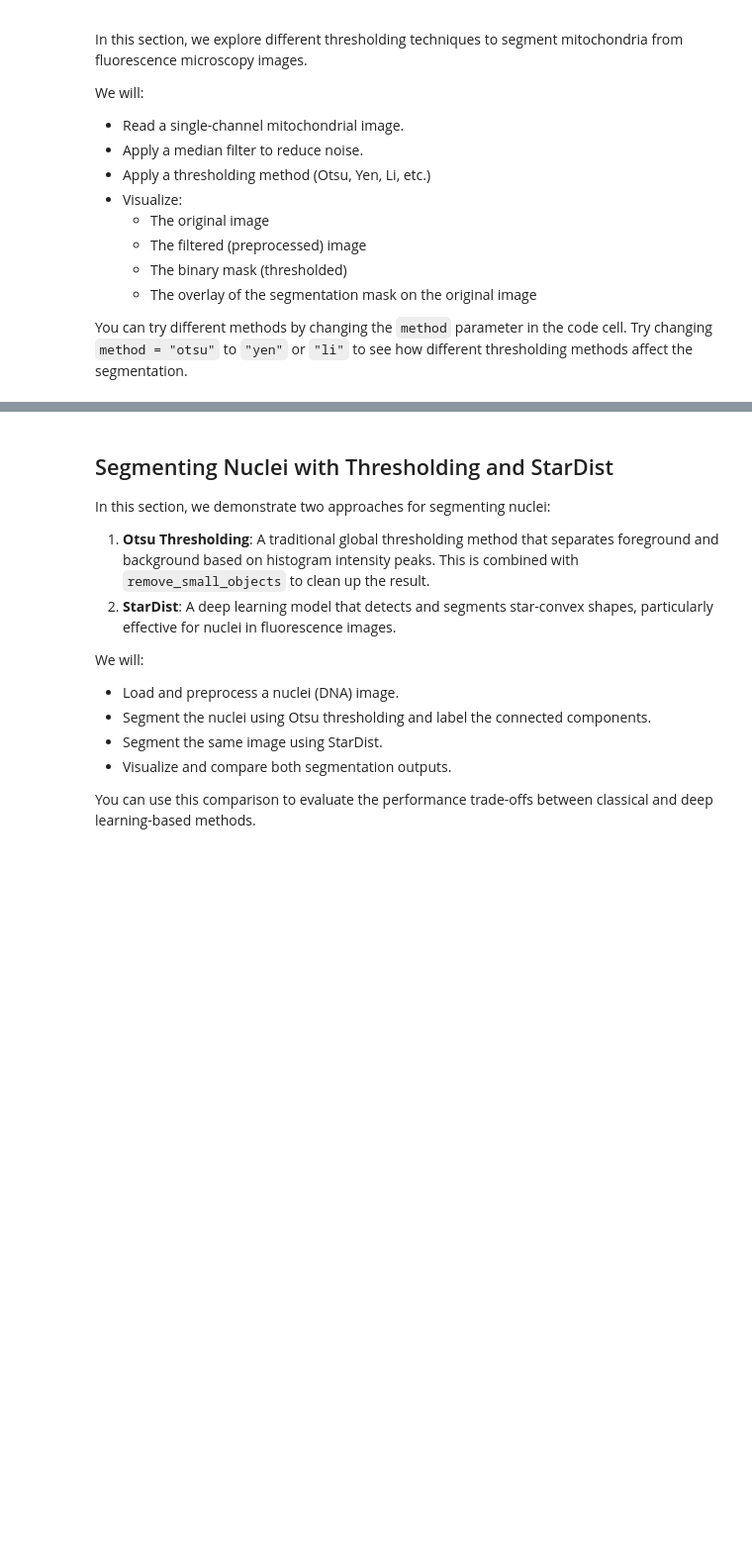
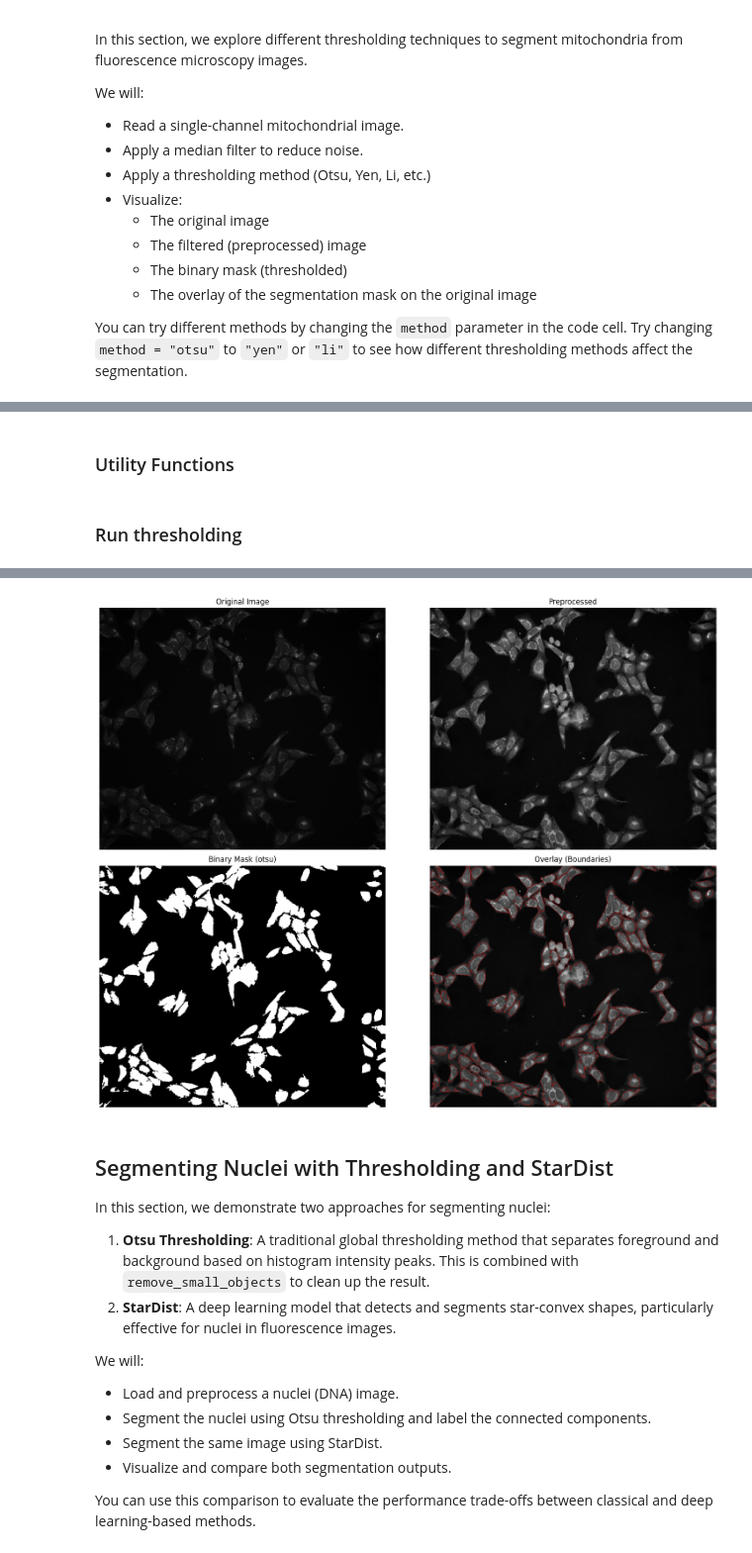
Before and after one commit to mirandaresearchlab/IBP-workshop-unicamp, a Jupyter notebook: notebooks/segmentation.ipynb, the cells around one changed output, grey strips where cells are left out. Shown at 99% size. Drawn from its saved outputs; the diff is of its cells as text; code cells hidden in the pictures; blank space fills up the shorter version.

```diff
--- a/notebooks/segmentation.ipynb
+++ b/notebooks/segmentation.ipynb
@@ -114,0 +37,2 @@ def plot_segmentation(original, preprocessed, mask, method_name):
+# %% [markdown]
+### Utility Functions
@@ -115,6 +93,8 @@ def plot_segmentation(original, preprocessed, mask, method_name):
+# %% [markdown]
+### Run thresholding
 # %%
-# === Try it ===
-image_path = Path("/Users/giselemiranda/MirandaLab/Collaborations/Marcelo-Unicamp/workshop-unicamp/data_day2-3/JUMP-CP_mini/Brefeldin-A-like/Orig/Mito/CP1-SC1-08_P06_T0001F001L01A01Z01C02.tif")  # ← update this
+# Run mito segmentation with thr
+image_path = Path("../JUMP-CP_mini/Brefeldin-A-like/Orig/Mito/CP1-SC1-08_P06_T0001F001L01A01Z01C02.tif")  # ← update this
 
 original = imageio.imread(image_path)
 preprocessed = load_and_preprocess_mito_image(image_path)
@@ -123,3 +103,4 @@ plot_segmentation(original, preprocessed, binary_mask,"otsu")
 
 # optional
 # imwrite(out_path, (binary_mask.astype(np.uint8)))
+# %% [output]
@@ -126,3 +110,4 @@ plot_segmentation(original, preprocessed, binary_mask,"otsu")
+[figure, added]
 # %% [markdown]
 ## Segmenting Nuclei with Thresholding and StarDist
 
```
Also changed, not shown: parts of 10 cells of this notebook, 3 other files.
